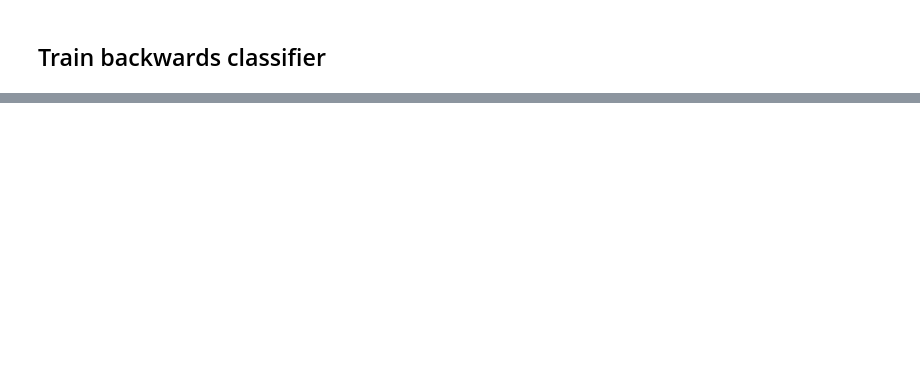
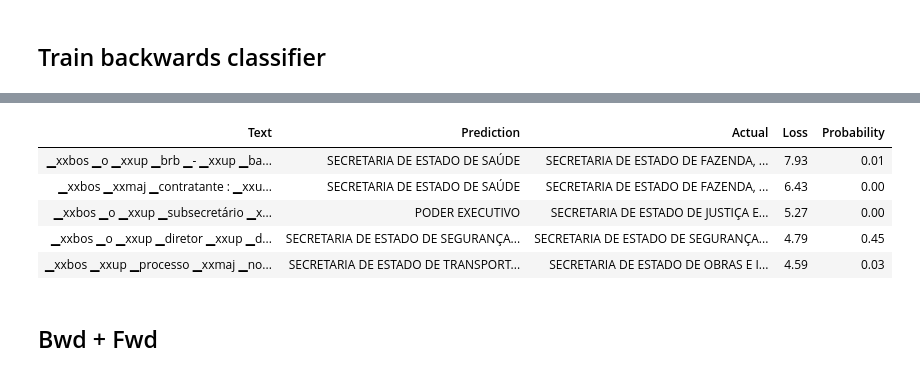
Before and after one commit to peluz/kneedle-exploration, a Jupyter notebook: train_ulmfit.ipynb, the cells around one changed output, grey strips where cells are left out. Drawn from its saved outputs; the diff is of its cells as text; code cells hidden in the pictures; blank space fills up the shorter version.

```diff
--- a/train_ulmfit.ipynb
+++ b/train_ulmfit.ipynb
@@ -394,0 +601,6 @@ learn_c.save("clf_bwd")
+# %%
+data_test = (TextList.from_df(df_test, path, cols='text',
+                              processor=SPProcessor.load(path))
+                         .split_none()
+                         .label_from_df(cols=0)
+                         .databunch(bs=bs, backwards=True))
@@ -394,0 +624,4 @@ learn_c.save("clf_bwd")
+# %%
+learn_c.load(path/"clf_bwd");
+# %%
+learn_c.data.valid_dl = data_test.fix_dl
@@ -394,0 +673,13 @@ learn_c.save("clf_bwd")
+# %%
+txt_ci = TextClassificationInterpretation.from_learner(learn_c)
+# %%
+txt_ci.show_top_losses(5)
+# %% [output]
+| Text | Prediction | Actual | Loss | Probability |
+| ▁xxbos ▁o ▁xxup ▁brb ▁- ▁xxup ▁ba... | SECRETARIA DE ESTADO DE SAÚDE | SECRETARIA DE ESTADO DE FAZENDA, ... | 7.93 | 0.01 |
+| ▁xxbos ▁xxmaj ▁contratante : ▁xxu... | SECRETARIA DE ESTADO DE SAÚDE | SECRETARIA DE ESTADO DE FAZENDA, ... | 6.43 | 0.00 |
+| ▁xxbos ▁o ▁xxup ▁subsecretário ▁x... | PODER EXECUTIVO | SECRETARIA DE ESTADO DE JUSTIÇA E... | 5.27 | 0.00 |
+| ▁xxbos ▁o ▁xxup ▁diretor ▁xxup ▁d... | SECRETARIA DE ESTADO DE SEGURANÇA... | SECRETARIA DE ESTADO DE SEGURANÇA... | 4.79 | 0.45 |
+| ▁xxbos ▁xxup ▁processo ▁xxmaj ▁no... | SECRETARIA DE ESTADO DE TRANSPORT... | SECRETARIA DE ESTADO DE OBRAS E I... | 4.59 | 0.03 |
+# %% [markdown]
+## Bwd + Fwd
```
Also changed, not shown: parts of 47 cells of this notebook, 1 other file.
